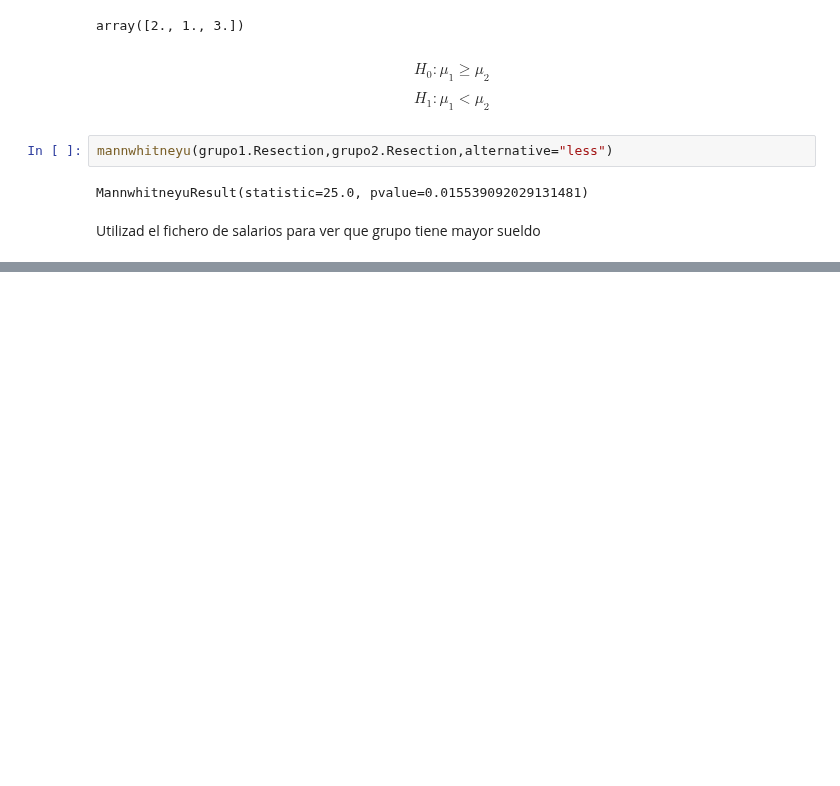
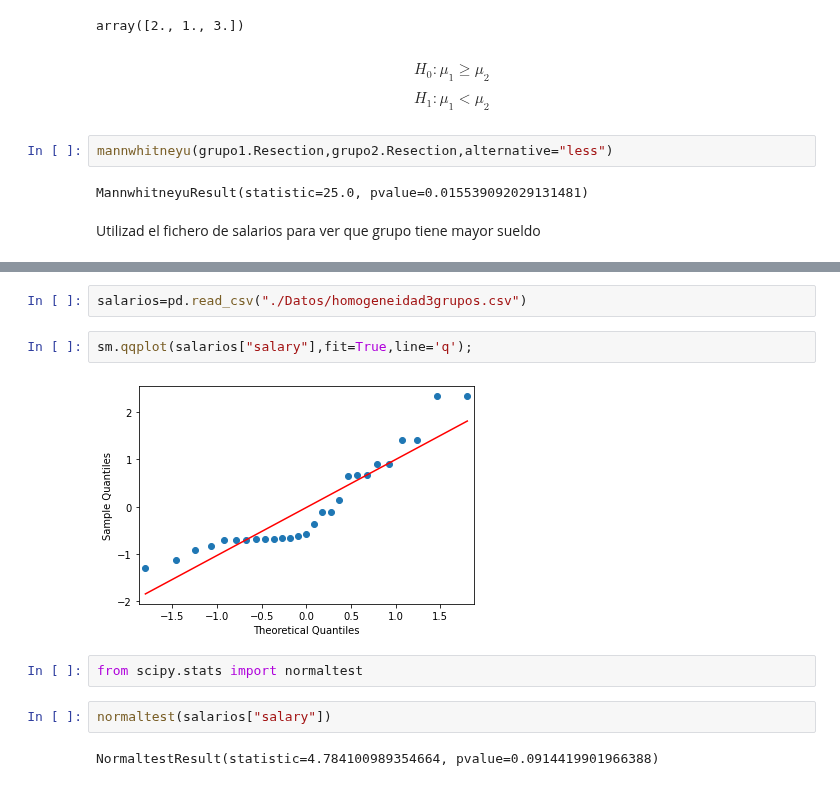
Before and after one commit to jsanz81/Bootcamp_Abril2023, a Jupyter notebook: 04_Estadística/06_TestHipotesis/07_KS_and_AD/03_clase_no_parametricos.ipynb, the cells around one changed output, grey strips where cells are left out. Cells and saved outputs as stored; diff of their text form; blank space fills up the shorter version.

```diff
--- a/04_Estadística/06_TestHipotesis/07_KS_and_AD/03_clase_no_parametricos.ipynb
+++ b/04_Estadística/06_TestHipotesis/07_KS_and_AD/03_clase_no_parametricos.ipynb
@@ -171,0 +191,12 @@ Utilizad el fichero de salarios para ver que grupo tiene mayor sueldo
+# %%
+salarios=pd.read_csv("./Datos/homogeneidad3grupos.csv")
+# %%
+sm.qqplot(salarios["salary"],fit=True,line='q');
+# %% [output]
+[figure, added]
+# %%
+from scipy.stats import normaltest
+# %%
+normaltest(salarios["salary"])
+# %% [output]
+NormaltestResult(statistic=4.784100989354664, pvalue=0.0914419901966388)
```
Also changed, not shown: parts of 10 cells of this notebook.
